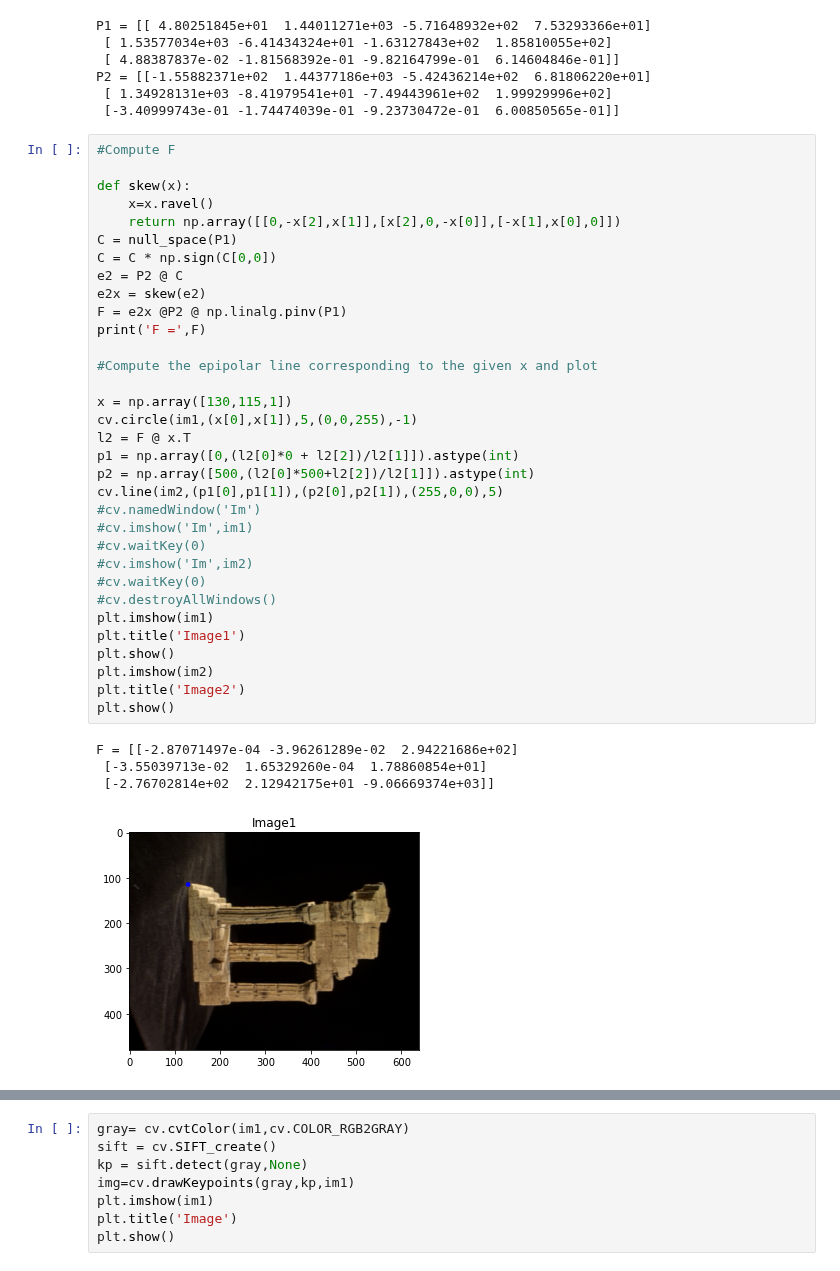
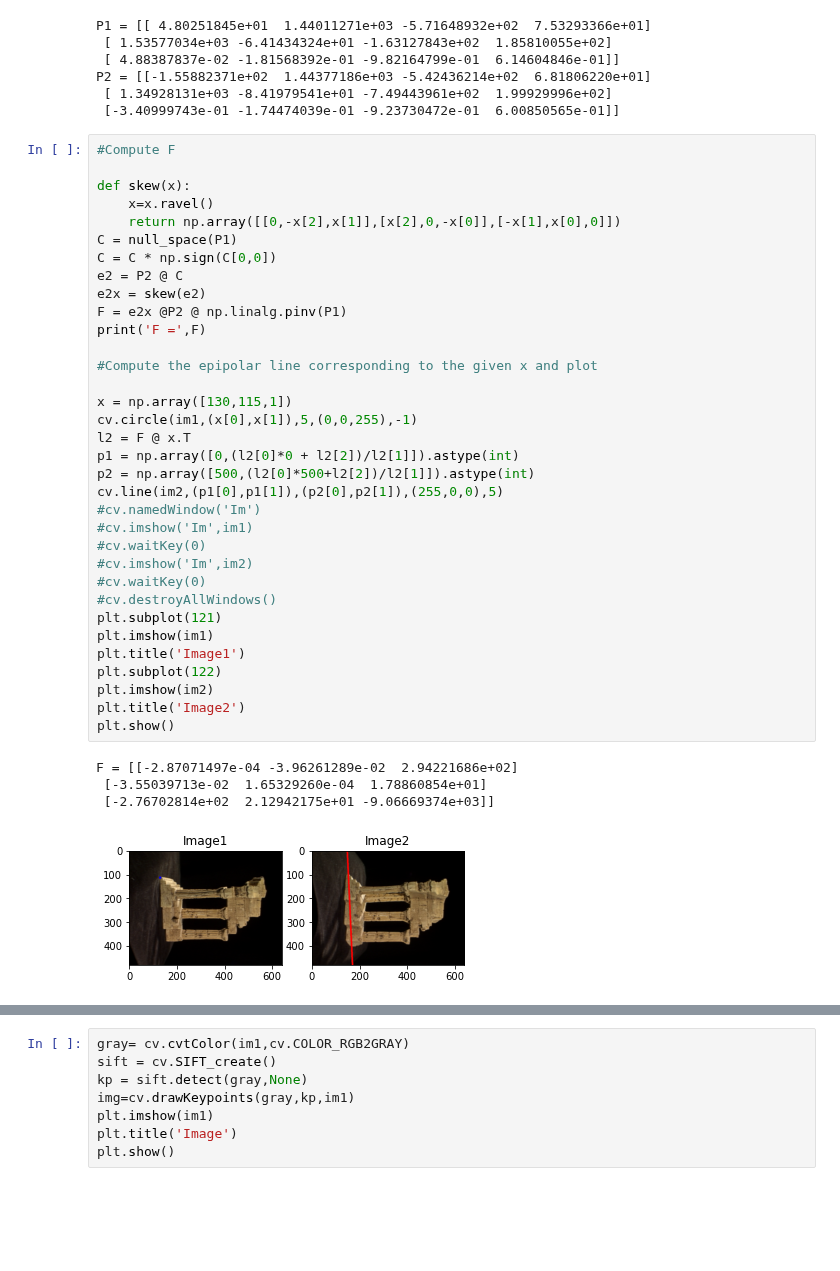
Before and after one commit to Gajaan08/FUNDAMENTALS-OF-IMAGE-PROCESSING, a Jupyter notebook: homework8/Ex8.ipynb, the cells around one changed output, grey strips where cells are left out. Cells and saved outputs as stored; diff of their text form; blank space fills up the shorter version.

```diff
--- a/homework8/Ex8.ipynb
+++ b/homework8/Ex8.ipynb
@@ -73,32 +73,33 @@ def skew(x):
 C = null_space(P1)
 C = C * np.sign(C[0,0])
 e2 = P2 @ C
 e2x = skew(e2)
 F = e2x @P2 @ np.linalg.pinv(P1)
 print('F =',F)
 
 #Compute the epipolar line corresponding to the given x and plot
 
 x = np.array([130,115,1])
 cv.circle(im1,(x[0],x[1]),5,(0,0,255),-1)
 l2 = F @ x.T
 p1 = np.array([0,(l2[0]*0 + l2[2])/l2[1]]).astype(int)
 p2 = np.array([500,(l2[0]*500+l2[2])/l2[1]]).astype(int)
 cv.line(im2,(p1[0],p1[1]),(p2[0],p2[1]),(255,0,0),5)
 #cv.namedWindow('Im')
 #cv.imshow('Im',im1)
 #cv.waitKey(0)
 #cv.imshow('Im',im2)
 #cv.waitKey(0)
 #cv.destroyAllWindows()
+plt.subplot(121)
 plt.imshow(im1)
 plt.title('Image1')
-plt.show()
+plt.subplot(122)
 plt.imshow(im2)
 plt.title('Image2')
 plt.show()
 # %% [output]
 F = [[-2.87071497e-04 -3.96261289e-02  2.94221686e+02]
  [-3.55039713e-02  1.65329260e-04  1.78860854e+01]
  [-2.76702814e+02  2.12942175e+01 -9.06669374e+03]]
-[figure, old version]
+[figure, new version]
```
Also changed, not shown: parts of 4 cells of this notebook, 43 other files.
